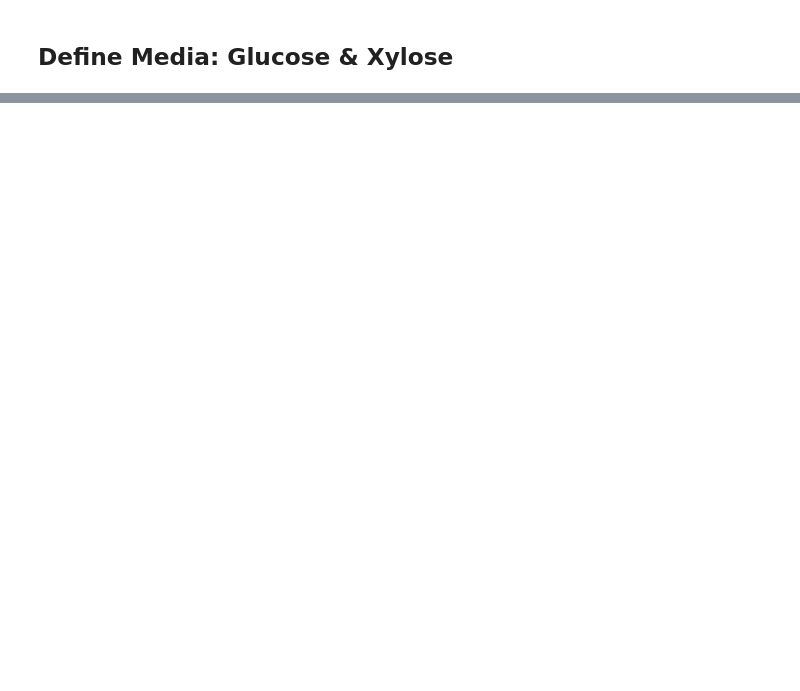
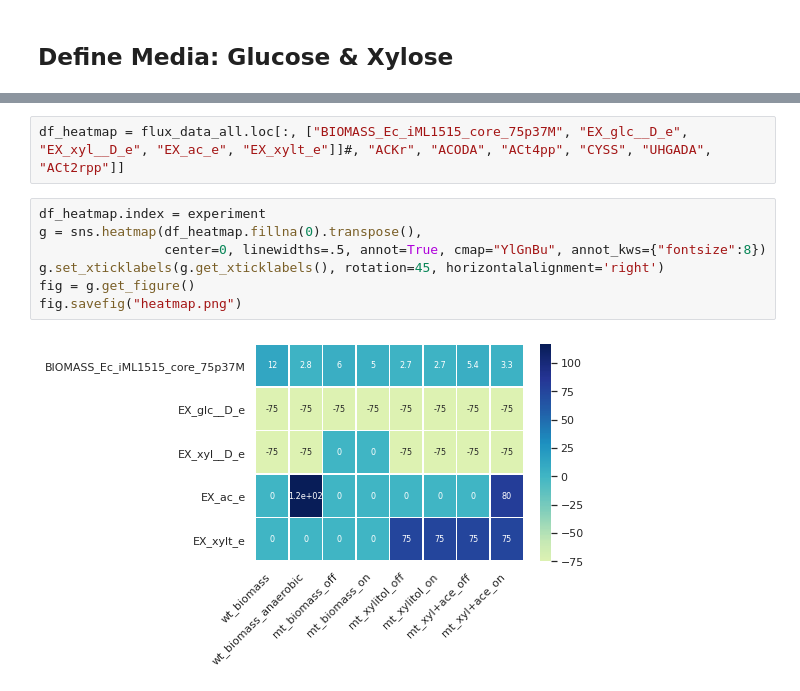
Before and after one commit to matinnuhamunada/co_culture_model, a Jupyter notebook: 01-0_simulation_xylitol_strain.ipynb, the cells around one changed output, grey strips where cells are left out. Saved outputs shown, nothing was run; the diff lists cells and outputs as text; blank space fills up the shorter version.

```diff
--- a/01-0_simulation_xylitol_strain.ipynb
+++ b/01-0_simulation_xylitol_strain.ipynb
@@ -288,0 +336,11 @@ Secretion
+# %%
+df_heatmap = flux_data_all.loc[:, ["BIOMASS_Ec_iML1515_core_75p37M", "EX_glc__D_e", "EX_xyl__D_e", "EX_ac_e", "EX_xylt_e"]]#, "ACKr", "ACODA", "ACt4pp", "CYSS", "UHGADA", "ACt2rpp"]]
+# %%
+df_heatmap.index = experiment
+g = sns.heatmap(df_heatmap.fillna(0).transpose(),
+                center=0, linewidths=.5, annot=True, cmap="YlGnBu", annot_kws={"fontsize":8})
+g.set_xticklabels(g.get_xticklabels(), rotation=45, horizontalalignment='right')
+fig = g.get_figure()
+fig.savefig("heatmap.png")
+# %% [output]
+[figure, added]
```
Also changed, not shown: parts of 38 cells of this notebook, 5 other files.
